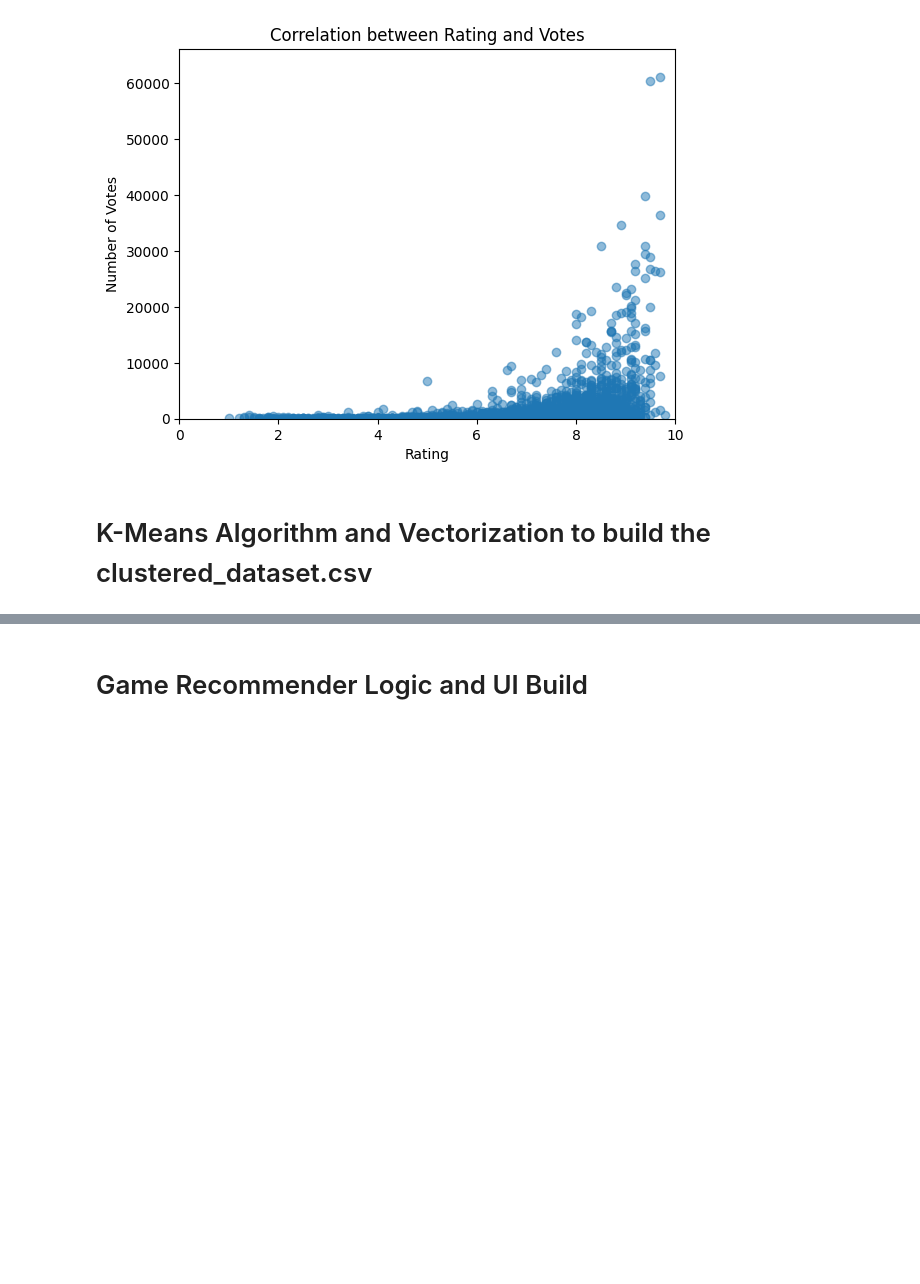
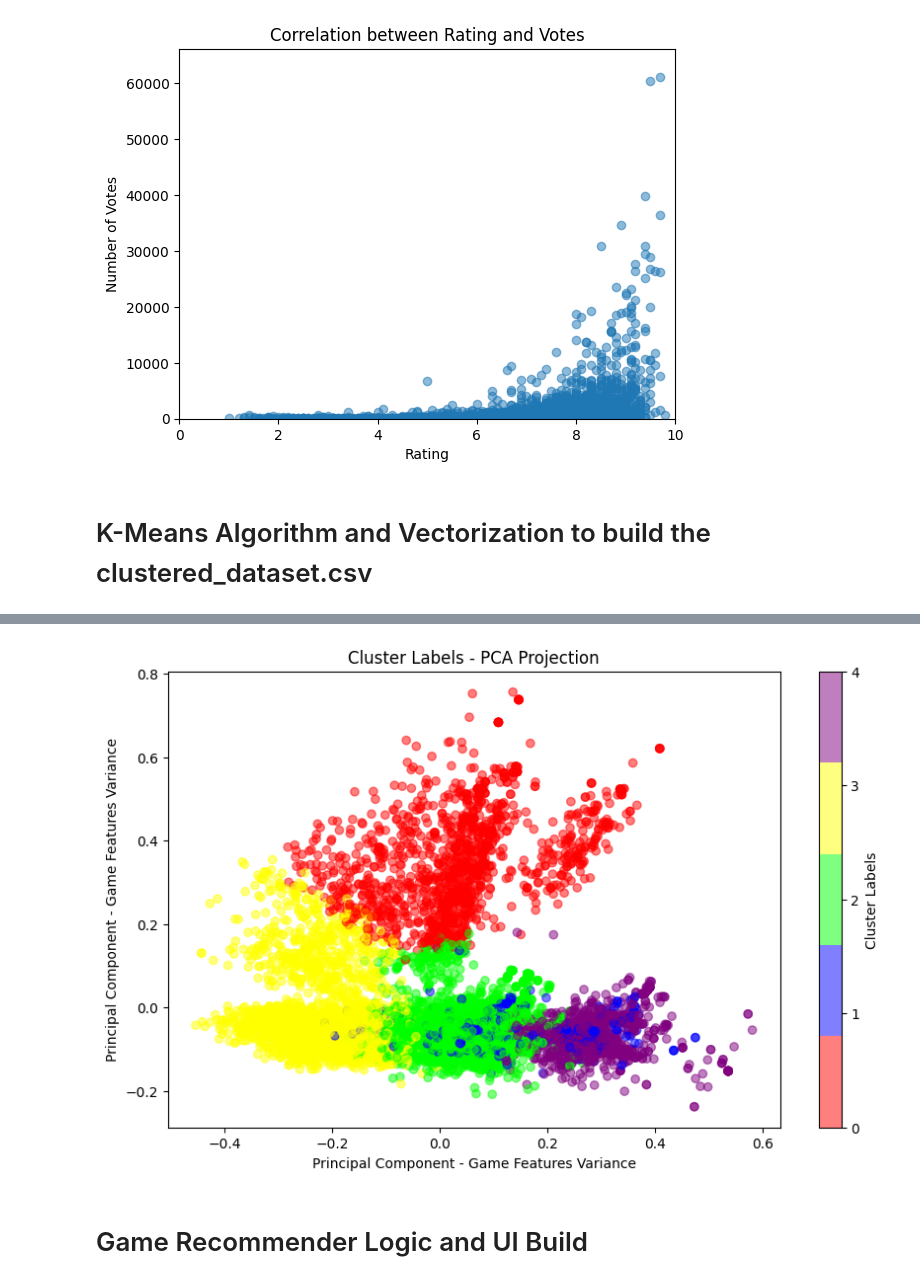
Before and after one commit to jackcompton94/gamerecommender, a Jupyter notebook: GameRecommender.ipynb, the cells around one changed output, grey strips where cells are left out. Cells and saved outputs as stored; diff of their text form; code cells hidden in the pictures; blank space fills up the shorter version.

```diff
--- a/GameRecommender.ipynb
+++ b/GameRecommender.ipynb
@@ -202,6 +204,36 @@ df.head()
 | 2 | The Witcher 3: Wild Hunt - Blood ... | 2016 | action adventure drama | 9.7 | 7610 | Geralt is in the southern provinc... | ['horror', 'war', 'blood', 'love'] | 0.124472 | horror war blood love action adve... | ... |
 | 3 | The Witcher 3: Wild Hunt | 2015 | action adventure drama | 9.7 | 26328 | A monster hunter for hire embarks... | ['singleplayer', 'full controller... | 0.430832 | singleplayer full controller supp... | ... |
 | 4 | The Last of Us | 2013 | action adventure drama | 9.7 | 61103 | In a hostile, post-pandemic world... | ['exclusive'] | 1.000000 | exclusive action adventure drama ... | ... |
+# %%
+# Apply PCA to reduce the dimensionality of the document-term matrix
+pca = PCA(n_components=2)
+pca_result = pca.fit_transform(doc_term_matrix.toarray())
+
+# Define custom colors with transparency for each cluster label
+cluster_colors = [(1, 0, 0, 0.5),  # Red
+                  (0, 0, 1, 0.5),  # Blue
+                  (0, 1, 0, 0.5),  # Green
+                  (1, 1, 0, 0.5),  # Yellow
+                  (0.5, 0, 0.5, 0.5)]  # Purple
+
+# Create a ListedColormap object using the custom colors with transparency
+cmap = ListedColormap(cluster_colors)
+
+# Create a scatter plot of the data points colored by cluster labels
+plt.figure(figsize=(10, 6))
+plt.scatter(pca_result[:, 0], pca_result[:, 1], c=kmeans.labels_, cmap=cmap)
+plt.title('Cluster Labels - PCA Projection')
+plt.xlabel('Principal Component - Game Features Variance')
+plt.ylabel('Principal Component - Game Features Variance')
+
+# Create a color bar with the custom colors and cluster labels
+cbar = plt.colorbar(ticks=range(5))
+cbar.set_ticklabels(range(5))
+cbar.set_label('Cluster Labels')
+
+plt.show()
+# %% [output]
+[figure, added]
 # %% [markdown]
 # Game Recommender Logic and UI Build
 # %%
```
Also changed, not shown: parts of 2 cells of this notebook, 2 other files.
